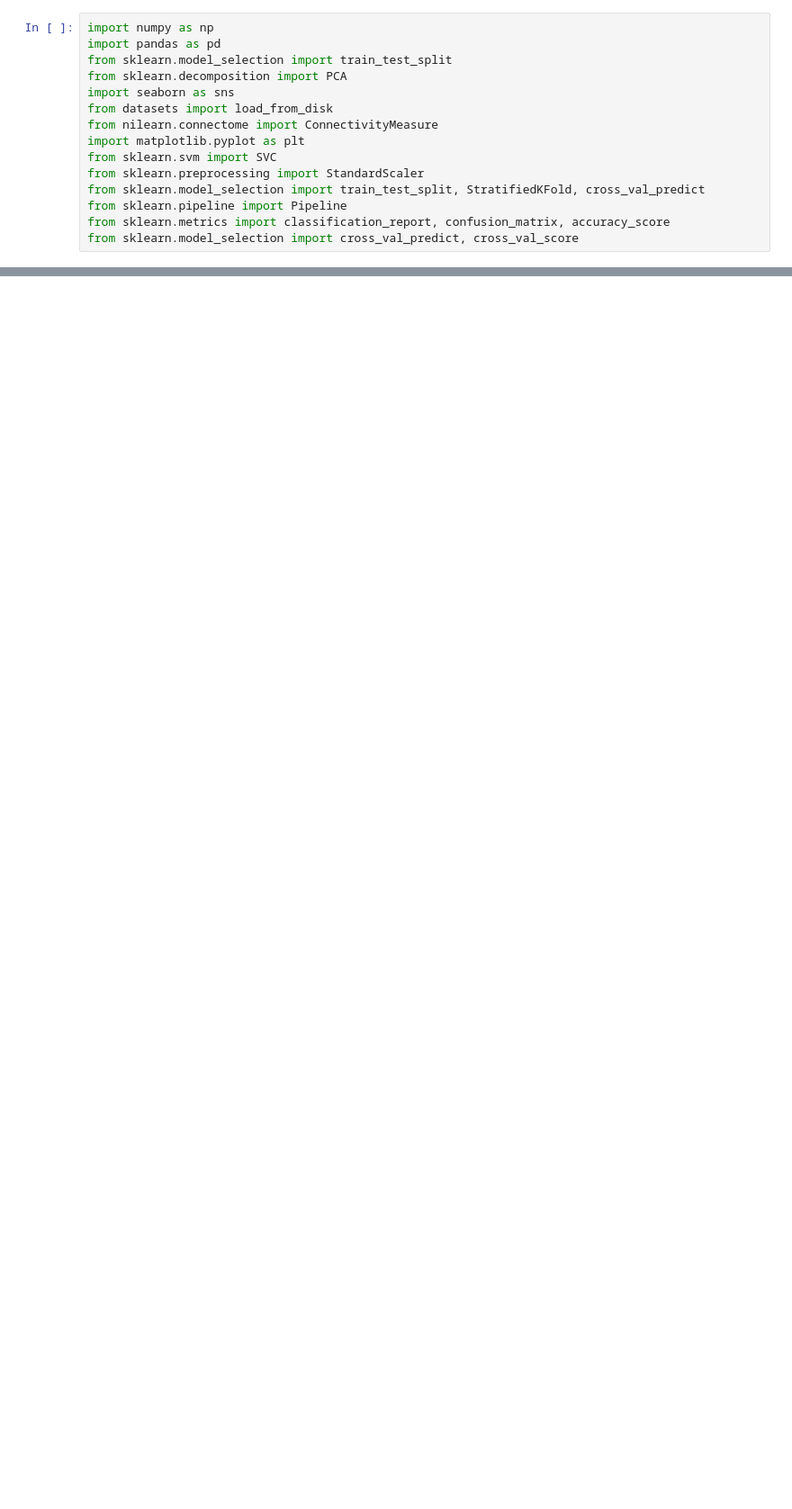
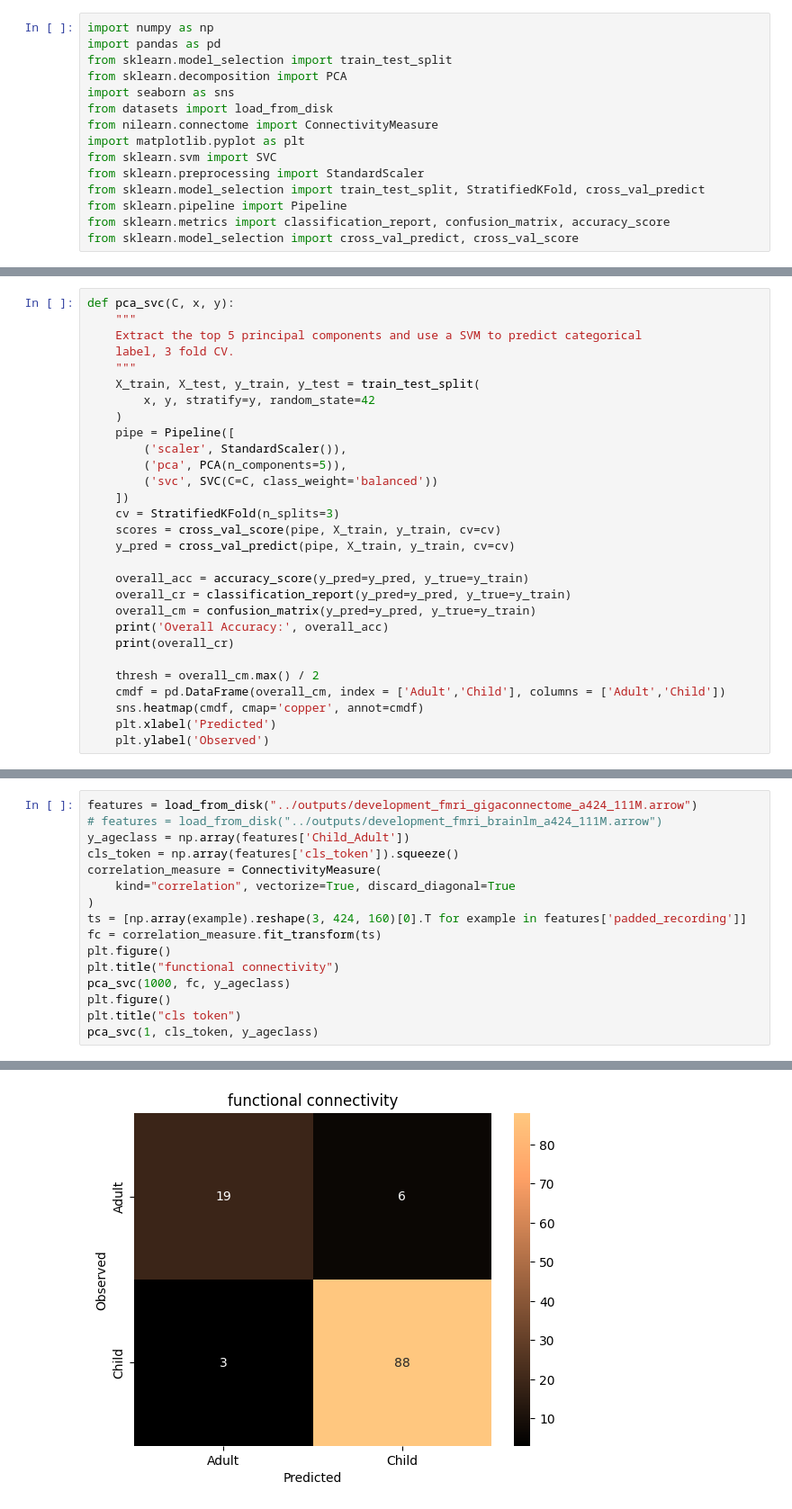
Before and after one commit to htwangtw/hfplayground, a Jupyter notebook: notebooks/cls_token_transfer_inference.ipynb, the cells around one changed output, grey strips where cells are left out. Shown: that part at 90% size. Cells and saved outputs as stored; diff of their text form; blank space fills up the shorter version.

```diff
--- a/notebooks/cls_token_transfer_inference.ipynb
+++ b/notebooks/cls_token_transfer_inference.ipynb
@@ -27 +16,30 @@ fc = correlation_measure.fit_transform(ts)
+# %%
+def pca_svc(C, x, y):
+    """
+    Extract the top 5 principal components and use a SVM to predict categorical
+    label, 3 fold CV.
+    """
+    X_train, X_test, y_train, y_test = train_test_split(
+        x, y, stratify=y, random_state=42
+    )
+    pipe = Pipeline([
+        ('scaler', StandardScaler()),
+        ('pca', PCA(n_components=5)),
+        ('svc', SVC(C=C, class_weight='balanced'))
+    ])
+    cv = StratifiedKFold(n_splits=3)
+    scores = cross_val_score(pipe, X_train, y_train, cv=cv)
+    y_pred = cross_val_predict(pipe, X_train, y_train, cv=cv)
+
+    overall_acc = accuracy_score(y_pred=y_pred, y_true=y_train)
+    overall_cr = classification_report(y_pred=y_pred, y_true=y_train)
+    overall_cm = confusion_matrix(y_pred=y_pred, y_true=y_train)
+    print('Overall Accuracy:', overall_acc)
+    print(overall_cr)
+
+    thresh = overall_cm.max() / 2
+    cmdf = pd.DataFrame(overall_cm, index = ['Adult','Child'], columns = ['Adult','Child'])
+    sns.heatmap(cmdf, cmap='copper', annot=cmdf)
+    plt.xlabel('Predicted')
+    plt.ylabel('Observed')
 # %% [markdown]
@@ -66,0 +49,17 @@ Text(50.722222222222214, 0.5, 'Observed')
+# %%
+features = load_from_disk("../outputs/development_fmri_gigaconnectome_a424_111M.arrow")
+# features = load_from_disk("../outputs/development_fmri_brainlm_a424_111M.arrow")
+y_ageclass = np.array(features['Child_Adult'])
+cls_token = np.array(features['cls_token']).squeeze()
+correlation_measure = ConnectivityMeasure(
+    kind="correlation", vectorize=True, discard_diagonal=True
+)
+ts = [np.array(example).reshape(3, 424, 160)[0].T for example in features['padded_recording']]
+fc = correlation_measure.fit_transform(ts)
+plt.figure()
+plt.title("functional connectivity")
+pca_svc(1000, fc, y_ageclass)
+plt.figure()
+plt.title("cls token")
+pca_svc(1, cls_token, y_ageclass)
+# %% [output]
@@ -66,0 +85 @@ Text(50.722222222222214, 0.5, 'Observed')
+[figure, added]
```
Also changed, not shown: parts of 6 cells of this notebook.
